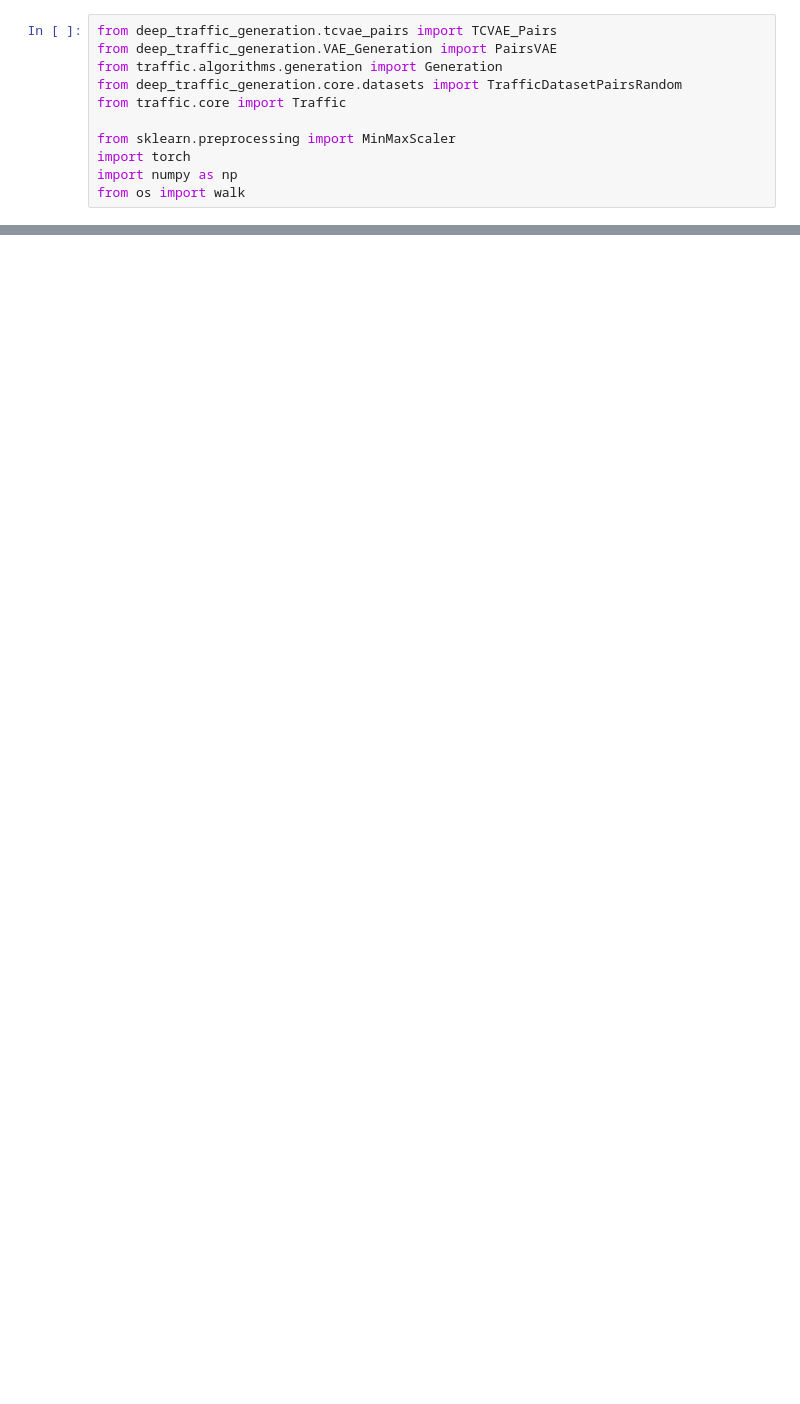
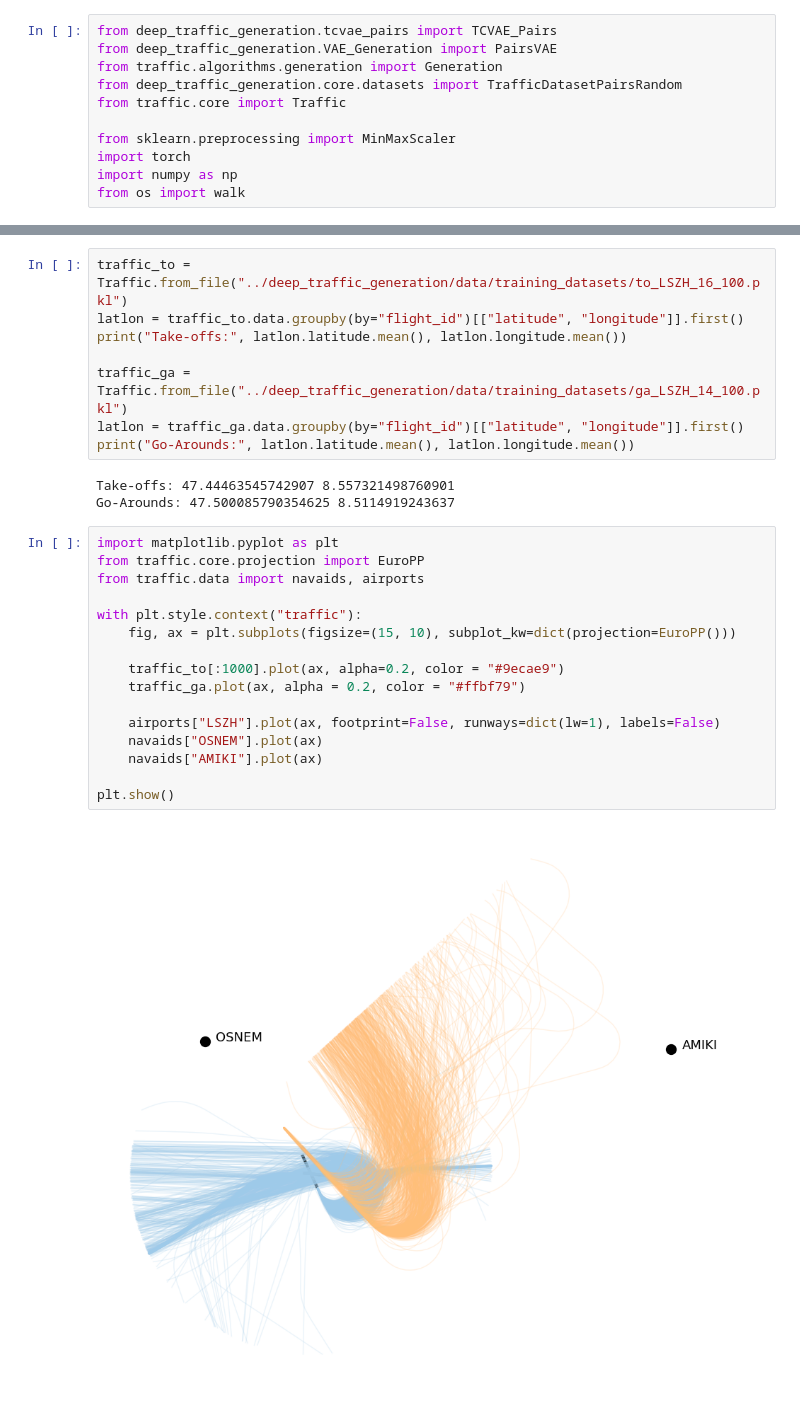
Before and after one commit to kruuZHAW/MAC_estimation_disentangled_VAE, a Jupyter notebook: notebooks/analysis_lszh_pairs.ipynb, the cells around one changed output, grey strips where cells are left out. Drawn from its saved outputs; the diff is of its cells as text; blank space fills up the shorter version.

```diff
--- a/notebooks/analysis_lszh_pairs.ipynb
+++ b/notebooks/analysis_lszh_pairs.ipynb
@@ -41,0 +36,29 @@ array([['SIA345_2319', 'SWR262D_478'],
+# %%
+traffic_to = Traffic.from_file("../deep_traffic_generation/data/training_datasets/to_LSZH_16_100.pkl")
+latlon = traffic_to.data.groupby(by="flight_id")[["latitude", "longitude"]].first()
+print("Take-offs:", latlon.latitude.mean(), latlon.longitude.mean())
+
+traffic_ga = Traffic.from_file("../deep_traffic_generation/data/training_datasets/ga_LSZH_14_100.pkl")
+latlon = traffic_ga.data.groupby(by="flight_id")[["latitude", "longitude"]].first()
+print("Go-Arounds:", latlon.latitude.mean(), latlon.longitude.mean())
+# %% [output]
+Take-offs: 47.44463545742907 8.557321498760901
+Go-Arounds: 47.500085790354625 8.5114919243637
+# %%
+import matplotlib.pyplot as plt
+from traffic.core.projection import EuroPP
+from traffic.data import navaids, airports
+
+with plt.style.context("traffic"):
+    fig, ax = plt.subplots(figsize=(15, 10), subplot_kw=dict(projection=EuroPP()))
+
+    traffic_to[:1000].plot(ax, alpha=0.2, color = "#9ecae9")
+    traffic_ga.plot(ax, alpha = 0.2, color = "#ffbf79")
+
+    airports["LSZH"].plot(ax, footprint=False, runways=dict(lw=1), labels=False)
+    navaids["OSNEM"].plot(ax)
+    navaids["AMIKI"].plot(ax)
+
+plt.show()
+# %% [output]
+[figure, added]
```
Also changed, not shown: parts of 20 cells of this notebook, 9 other files.
